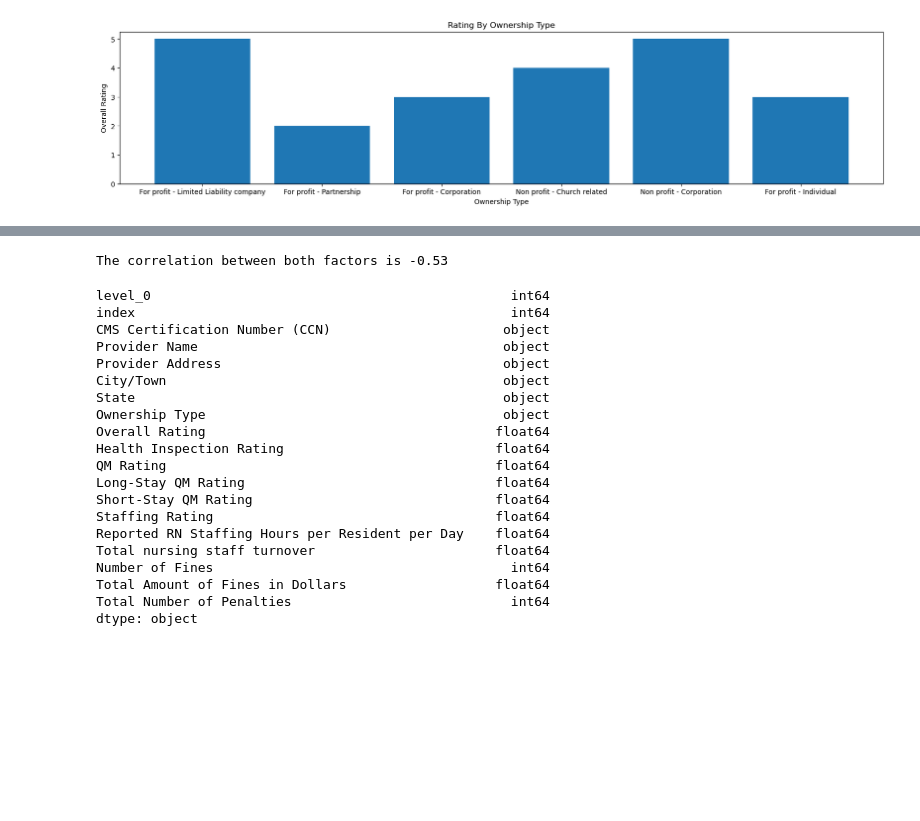
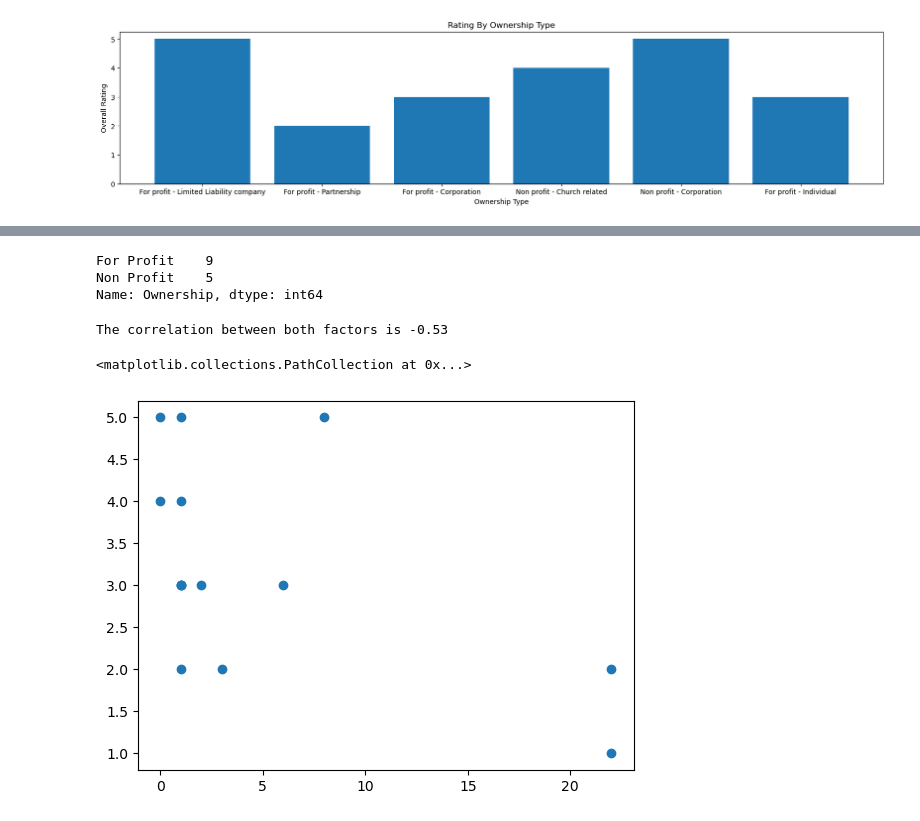
Before and after one commit to wanderfarther/Project_1, a Jupyter notebook: nursing_home_comparisonsDM.ipynb, the cells around one changed output, grey strips where cells are left out. Saved outputs shown, nothing was run; the diff lists cells and outputs as text; code cells hidden in the pictures; blank space fills up the shorter version.

Commit message:
2nd graph

```diff
--- a/nursing_home_comparisonsDM.ipynb
+++ b/nursing_home_comparisonsDM.ipynb
@@ -124,3 +125,14 @@ plt.bar(x,y)
 # %% [output]
 <BarContainer object of 14 artists>
 [figure]
+# %%
+#Duplicate Ownership Type Column
+ownership = tulsa_data["Ownership Type"]
+tulsa_data["Ownership"] = ownership
+
+#Replacing values to combine for profit and non profit groupings
+tulsa_data["Ownership"].replace(["For profit - Limited Liability company" , "For profit - Partnership" , "For profit - Corporation" , "For profit - Individual"] , ["For Profit" , "For Profit" , "For Profit" , "For Profit"], inplace = True)
+
+
+tulsa_data["Ownership"].replace(["Non profit - Corporation" , "Non profit - Church related"] , ["Non Profit" , "Non Profit"], inplace = True)
+tulsa_data.head()
@@ -127,33 +146,25 @@ plt.bar(x,y)
+# %%
+# Confirm values changed
+tulsa_data["Ownership"].value_counts()
+# %% [output]
+For Profit    9
+Non Profit    5
+Name: Ownership, dtype: int64
 # %%
-x = ["Overall Rating"]
-y = ["Ownership Type"]
-
-overall_rating = tulsa_data.iloc[:,16]
-ownership_type = tulsa_data.iloc[:,8]
-correlation = st.pearsonr(overall_rating,ownership_type)
+# Find correlation
+overall_fines = tulsa_data.iloc[:,16]
+overall_rating = tulsa_data.iloc[:,8]
+correlation = st.pearsonr(overall_rating,overall_fines)
 print(f"The correlation between both factors is {round(correlation[0],2)}")
 # %% [output]
 The correlation between both factors is -0.53
 # %%
-tulsa_data.dtypes
+#creating scatterplot with ratings and fines
+x = overall_fines
+y = overall_rating
+
+# colormap = np.array(['r', 'g', 'b'])
+plt.scatter(x,y)
 # %% [output]
-level_0                                              int64
-index                                                int64
-CMS Certification Number (CCN)                      object
-Provider Name                                       object
-Provider Address                                    object
-City/Town                                           object
-State                                               object
-Ownership Type                                      object
-Overall Rating                                     float64
-Health Inspection Rating                           float64
-QM Rating                                          float64
-Long-Stay QM Rating                                float64
-Short-Stay QM Rating                               float64
-Staffing Rating                                    float64
-Reported RN Staffing Hours per Resident per Day    float64
-Total nursing staff turnover                       float64
-Number of Fines                                      int64
-Total Amount of Fines in Dollars                   float64
-Total Number of Penalties                            int64
-dtype: object
+<matplotlib.collections.PathCollection at 0x...>
+[figure, added]
```
Also changed, not shown: parts of 2 cells of this notebook.
